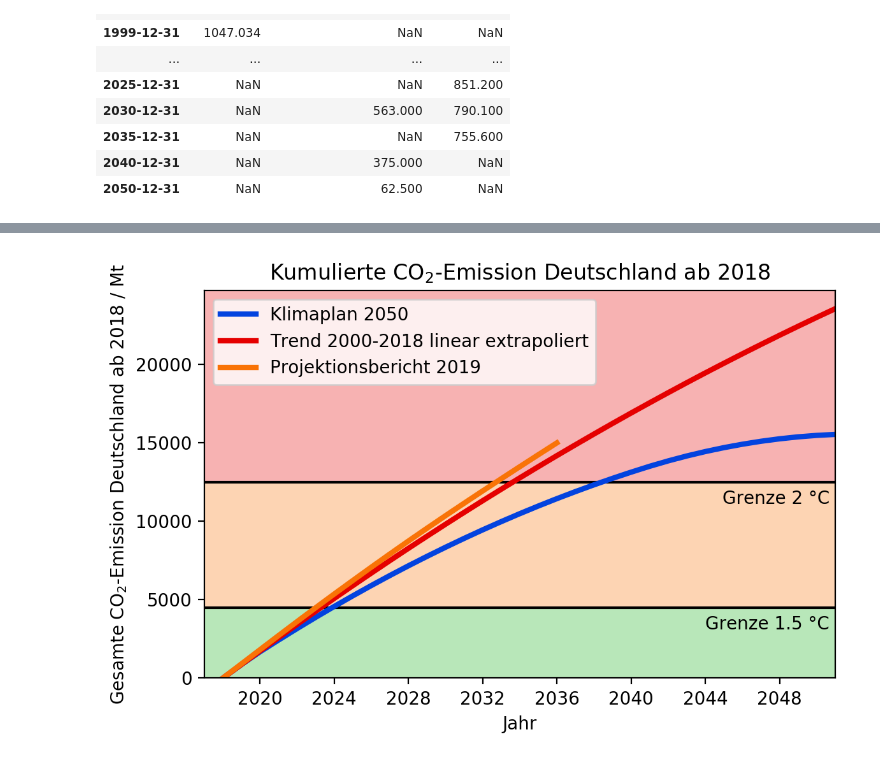
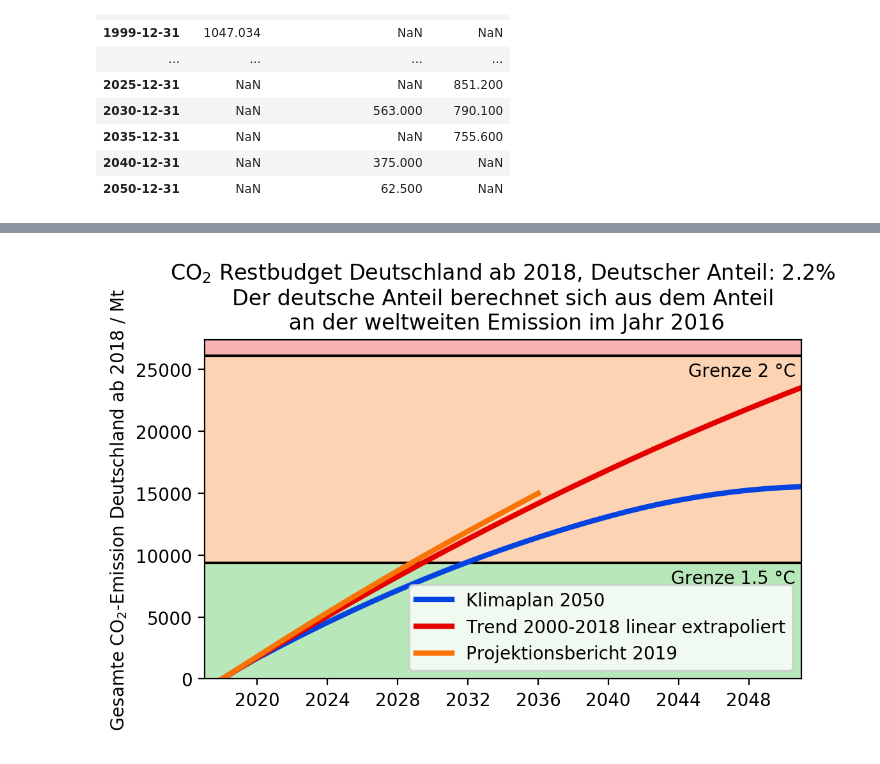
Before and after one commit to s4f-dortmund/open_data_notebooks, a Jupyter notebook: co2_germany_since_1990.ipynb, the cells around one changed output, grey strips where cells are left out. Cells and saved outputs as stored; diff of their text form; code cells hidden in the pictures.

Commit message:
Upate notebook with partition by emission

```diff
--- a/co2_germany_since_1990.ipynb
+++ b/co2_germany_since_1990.ipynb
@@ -7,6 +7,10 @@ from scipy.optimize import curve_fit
 # %%
 GERMAN_POPULATION = 80e6
 WORLD_POPULATION = 7.5e9
+
+
+# german_partition = GERMAN_POPULATION / WORLD_POPULATION
+german_partition = 0.0223
 # %%
 df = pd.read_csv(
     'co2_emissions_de.csv',
@@ -26,7 +30,7 @@ budgets = pd.read_csv('./co2_rest_budgets.csv', comment='#')
 difference = (budgets['warming_preindustrial'] - budgets['warming_20062015']).mean()
 budgets['warming_preindustrial'] = budgets['warming_20062015'] + difference
 budgets['rest_budget'] *= 1e3 # Gt to Mt
-budgets['rest_germany'] = budgets['rest_budget'] * GERMAN_POPULATION / WORLD_POPULATION
+budgets['rest_germany'] = budgets['rest_budget'] * german_partition
 budgets.set_index('warming_preindustrial', inplace=True)
 budgets
 # %% [output]
@@ -147,34 +134,39 @@ ax = fig.add_subplot(1, 1, 1)
 
 targets = {
     '2 °C': budgets.loc[2.0, 'rest_germany'],
     '1.5 °C': budgets.loc[1.5, 'rest_germany'],
 }
 
 for label, target in targets.items():
     ax.axhline(target, color='k')
     ax.text(df_rest.index.max(), target - 500, 'Grenze ' + label + ' ', va='top', ha='right')
 
 ax.plot(df_rest['target_klimaplan2050'], label='Klimaplan 2050', color='xkcd:blue', lw=3)
 ax.plot(df_rest['linear_trend'], label='Trend 2000-2018 linear extrapoliert', color='xkcd:red', lw=3)
 ax.plot(df_rest['prognosis'], label='Projektionsbericht 2019', color='xkcd:orange', lw=3)
 
 ax.set_xlim('2017', '2051')
 ax.set_ylim(0, None)
 
 ax.fill_between(ax.get_xlim(), targets['2 °C'], ax.get_ylim()[1], color='xkcd:red', alpha=0.3, zorder=-1, lw=0)
 ax.fill_between(ax.get_xlim(), targets['2 °C'], targets['1.5 °C'], color='xkcd:orange', alpha=0.3, zorder=-1, lw=0)
 ax.fill_between(ax.get_xlim(), targets['1.5 °C'], ax.get_ylim()[0], color='xkcd:green', alpha=0.3, zorder=-1, lw=0)
 
 ax.margins(0)
 
-ax.legend(loc='upper left')
+ax.legend(loc='lower right')
 
+if german_partition > 0.015:
+    explanation = 'Der deutsche Anteil berechnet sich aus dem Anteil\n an der weltweiten Emission im Jahr 2016'
+else:
+    explanation = 'Der deutsche Anteil berechnet sich nach dem Bevölkerungsanteil'
 
-ax.set_title('Kumulierte CO$_2$-Emission Deutschland ab 2018')
+ax.set_title(f'CO$_2$ Restbudget Deutschland ab 2018, Deutscher Anteil: {german_partition:.1%}\n' + explanation)
 ax.set_ylabel('Gesamte CO$_2$-Emission Deutschland ab 2018 / Mt')
-ax.set_xlabel('Jahr')
+ax.set_xlabel(' ')
+
 
 fig.tight_layout()
 fig.savefig('co2_restbudget.png', dpi=300)
 # %% [output]
-[figure, old version]
+[figure, new version]
```
Also changed, not shown: parts of 3 cells of this notebook.
